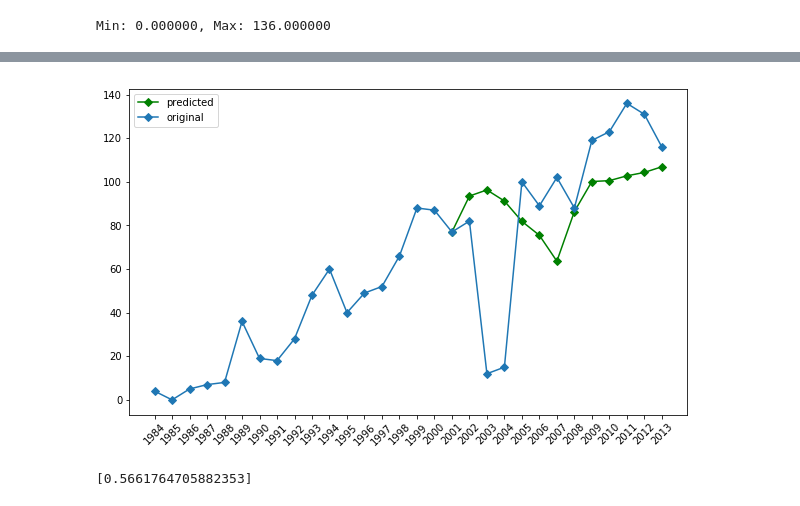
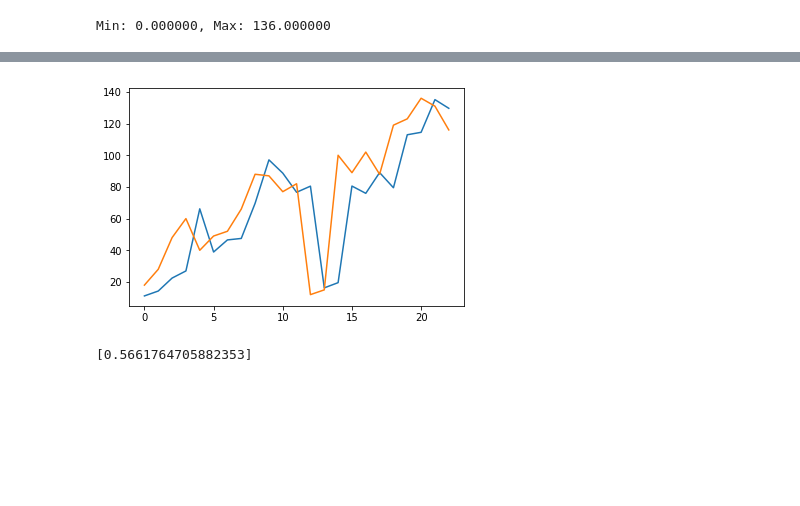
Before and after one commit to ffaisal93/linkPrediction, a Jupyter notebook: timeseries.ipynb, the cells around one changed output, grey strips where cells are left out. Drawn from its saved outputs; the diff is of its cells as text; code cells hidden in the pictures; blank space fills up the shorter version.

```diff
--- a/timeseries.ipynb
+++ b/timeseries.ipynb
@@ -281,7 +281,8 @@ Min: 0.000000, Max: 136.000000
 # %%
 first = normalized.flatten().tolist()
 d_set = []
-for i in range(0,len(first)-4):
-    print(first[i:i+4],first[i+4], 1982+i+4,i)
-    d_set.append([first[i:i+4],first[i+4]])
+split_point = 1
+for i in range(0,len(first)-split_point):
+    print(first[i:i+split_point],first[i+split_point], 1982+i+split_point,i)
+    d_set.append([first[i:i+split_point],first[i+split_point]])
 # %% [output]
@@ -360,19 +369,15 @@ Epoch 500/500
-# %%
-y_pred = model.predict(X_test)
-y_pred=y_pred.reshape(len(y_pred))
-y_pred=np.concatenate([[y_train[17]],y_pred])
-y_pred = y_pred.reshape(len(y_pred),1)
-inversed = scaler.inverse_transform(y_pred)
-yr = y.reshape(len(y),1)
-yr = scaler.inverse_transform(yr)
-plt.figure(figsize=(10,6))
-plt.plot(range(17,len(yr)),inversed,'-gD',label='predicted')
-plt.plot(yr,'-D',label='original')
-plt.xticks(range(len(yr)),years,rotation=45)
-plt.legend(loc='best')
-plt.show()
-# %% [output]
-[figure, removed]
+# %%
+y_truth = y[10:len(y)]
+y_truth = y_truth.reshape(len(y_truth),1)
+ground_truth = scaler.inverse_transform(y_truth)
+y_pred = y_pred.reshape(len(y_pred),1)
+predicted = scaler.inverse_transform(y_pred)
+
+plt.plot(predicted)
+plt.plot(ground_truth)
+plt.show()
+# %% [output]
+[figure, added]
 # %%
 years=[]
 for t in range(1982,2016):
```
Also changed, not shown: parts of 8 cells of this notebook, 16 other files.
